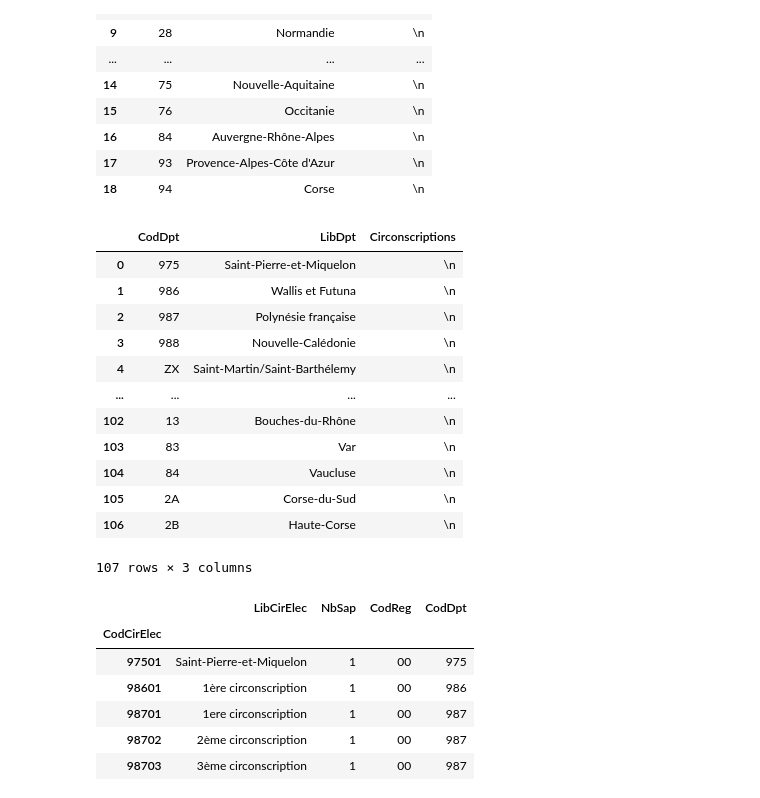
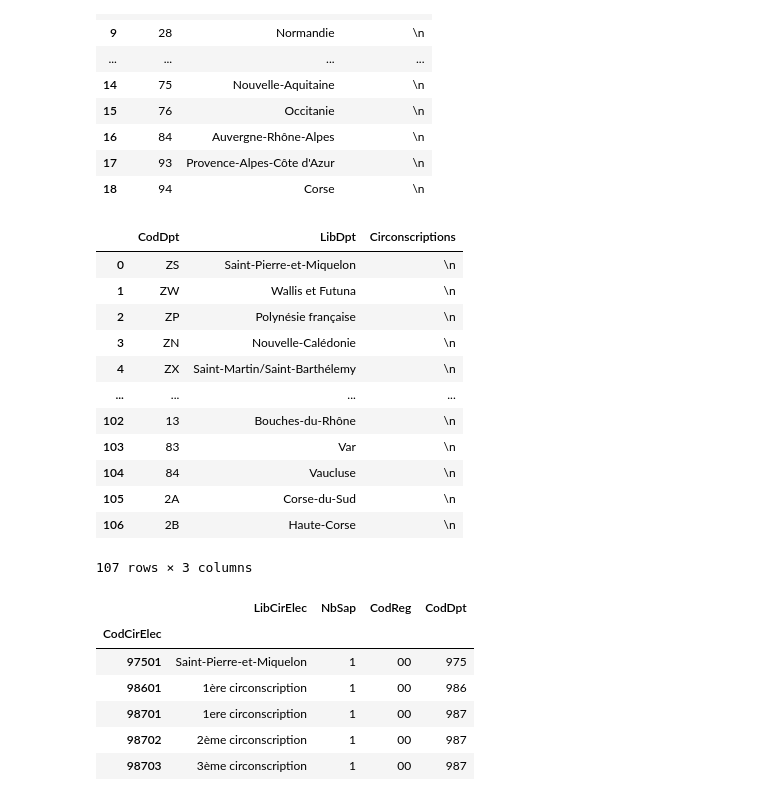
Before and after one commit to taniki/legislatives-2024, a Jupyter notebook: prep_lg2024.ipynb, the cells around one changed output. Drawn from its saved outputs; the diff is of its cells as text; code cells hidden in the pictures.

```diff
--- a/prep_lg2024.ipynb
+++ b/prep_lg2024.ipynb
@@ -85,22 +85,25 @@ regions
 # %%
 departements = (
         (
             pd
             .read_xml(
                 StringIO(territoire_xml),
                 xpath = f'.//Region//Departement',
                 dtype="object"
             )
         )
+    .assign(
+        CodDpt = lambda df: df.CodDpt.replace(mapping_dept)
+    )
 )
 
 departements
 # %% [output]
 |  | CodDpt | LibDpt | Circonscriptions |
-| 0 | 975 | Saint-Pierre-et-Miquelon | \n |
-| 1 | 986 | Wallis et Futuna | \n |
-| 2 | 987 | Polynésie française | \n |
-| 3 | 988 | Nouvelle-Calédonie | \n |
+| 0 | ZS | Saint-Pierre-et-Miquelon | \n |
+| 1 | ZW | Wallis et Futuna | \n |
+| 2 | ZP | Polynésie française | \n |
+| 3 | ZN | Nouvelle-Calédonie | \n |
 | 4 | ZX | Saint-Martin/Saint-Barthélemy | \n |
 | ... | ... | ... | ... |
 | 102 | 13 | Bouches-du-Rhône | \n |
```
Also changed, not shown: 1 other file.
